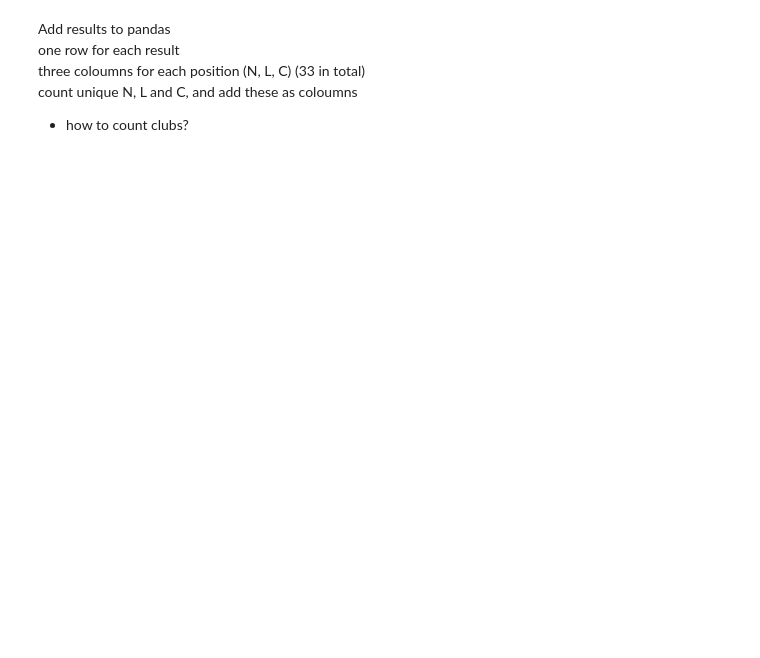
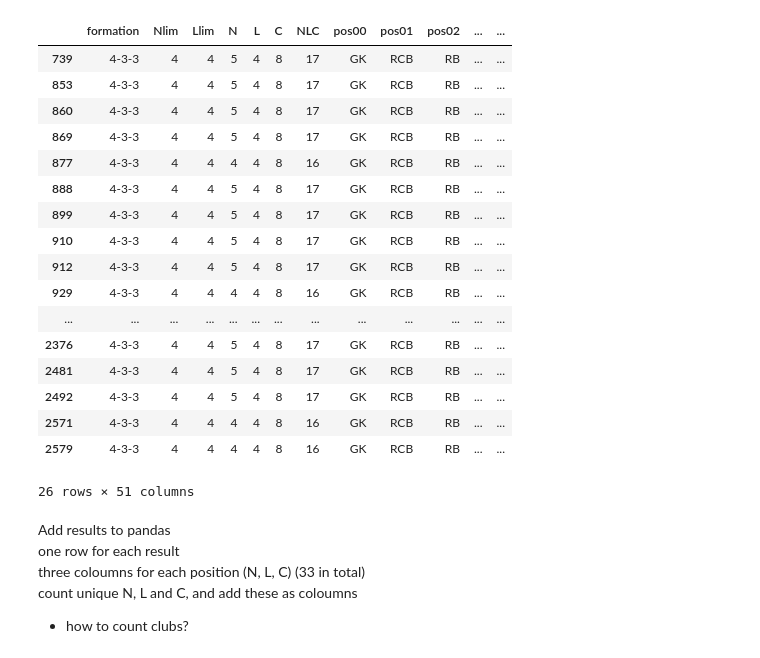
Before and after one commit to trulsedv/fut_hybrid_formations, a Jupyter notebook: notebooks/backtrack.ipynb, the cells around one changed output. Drawn from its saved outputs; the diff is of its cells as text; code cells hidden in the pictures; blank space fills up the shorter version.

```diff
--- a/notebooks/backtrack.ipynb
+++ b/notebooks/backtrack.ipynb
@@ -192,3 +250,24 @@ solve()
+# %%
+df[df['C']==df['C'].max()]
+# %% [output]
+|  | formation | Nlim | Llim | N | L | C | NLC | pos00 | pos01 | pos02 | ... | ... |
+| 739 | 4-3-3 | 4 | 4 | 5 | 4 | 8 | 17 | GK | RCB | RB | ... | ... |
+| 853 | 4-3-3 | 4 | 4 | 5 | 4 | 8 | 17 | GK | RCB | RB | ... | ... |
+| 860 | 4-3-3 | 4 | 4 | 5 | 4 | 8 | 17 | GK | RCB | RB | ... | ... |
+| 869 | 4-3-3 | 4 | 4 | 5 | 4 | 8 | 17 | GK | RCB | RB | ... | ... |
+| 877 | 4-3-3 | 4 | 4 | 4 | 4 | 8 | 16 | GK | RCB | RB | ... | ... |
+| 888 | 4-3-3 | 4 | 4 | 5 | 4 | 8 | 17 | GK | RCB | RB | ... | ... |
+| 899 | 4-3-3 | 4 | 4 | 5 | 4 | 8 | 17 | GK | RCB | RB | ... | ... |
+| 910 | 4-3-3 | 4 | 4 | 5 | 4 | 8 | 17 | GK | RCB | RB | ... | ... |
+| 912 | 4-3-3 | 4 | 4 | 5 | 4 | 8 | 17 | GK | RCB | RB | ... | ... |
+| 929 | 4-3-3 | 4 | 4 | 4 | 4 | 8 | 16 | GK | RCB | RB | ... | ... |
+| ... | ... | ... | ... | ... | ... | ... | ... | ... | ... | ... | ... | ... |
+| 2376 | 4-3-3 | 4 | 4 | 5 | 4 | 8 | 17 | GK | RCB | RB | ... | ... |
+| 2481 | 4-3-3 | 4 | 4 | 5 | 4 | 8 | 17 | GK | RCB | RB | ... | ... |
+| 2492 | 4-3-3 | 4 | 4 | 5 | 4 | 8 | 17 | GK | RCB | RB | ... | ... |
+| 2571 | 4-3-3 | 4 | 4 | 4 | 4 | 8 | 16 | GK | RCB | RB | ... | ... |
+| 2579 | 4-3-3 | 4 | 4 | 4 | 4 | 8 | 16 | GK | RCB | RB | ... | ... |
+26 rows × 51 columns
 # %% [markdown]
 Add results to pandas<br>
 one row for each result<br>
```
Also changed, not shown: parts of 7 cells of this notebook, 1 other file.
